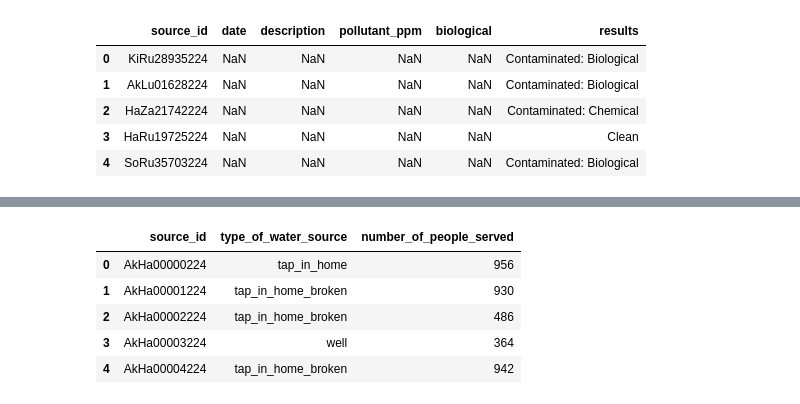
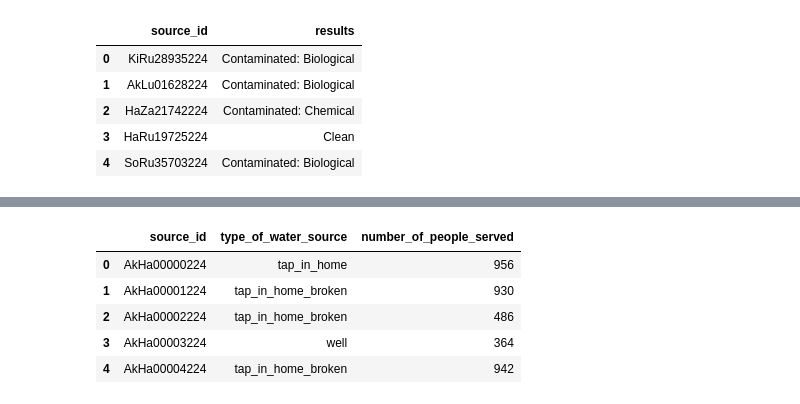
Before and after one commit to Jagunmolu/pandas_data_cleaning, a Jupyter notebook: alx_project_four/part_4.ipynb, the cells around one changed output, grey strips where cells are left out. Saved outputs shown, nothing was run; the diff lists cells and outputs as text; code cells hidden in the pictures.

```diff
--- a/alx_project_four/part_4.ipynb
+++ b/alx_project_four/part_4.ipynb
@@ -39,3 +12,0 @@ None
-# %%
-well_pollution = pd.read_excel("Md_water_services_data.xlsx", sheet_name=0)
-well_pollution.head()
@@ -69,9 +34,10 @@ list(well_pollution.columns)
 # %%
+well_pollution = well_pollution[["source_id", "results"]]
 well_pollution.head()
 # %% [output]
-|  | source_id | date | description | pollutant_ppm | biological | results |
-| 0 | KiRu28935224 | NaN | NaN | NaN | NaN | Contaminated: Biological |
-| 1 | AkLu01628224 | NaN | NaN | NaN | NaN | Contaminated: Biological |
-| 2 | HaZa21742224 | NaN | NaN | NaN | NaN | Contaminated: Chemical |
-| 3 | HaRu19725224 | NaN | NaN | NaN | NaN | Clean |
-| 4 | SoRu35703224 | NaN | NaN | NaN | NaN | Contaminated: Biological |
+|  | source_id | results |
+| 0 | KiRu28935224 | Contaminated: Biological |
+| 1 | AkLu01628224 | Contaminated: Biological |
+| 2 | HaZa21742224 | Contaminated: Chemical |
+| 3 | HaRu19725224 | Clean |
+| 4 | SoRu35703224 | Contaminated: Biological |
```
Also changed, not shown: parts of 34 cells of this notebook, 7 other files.
